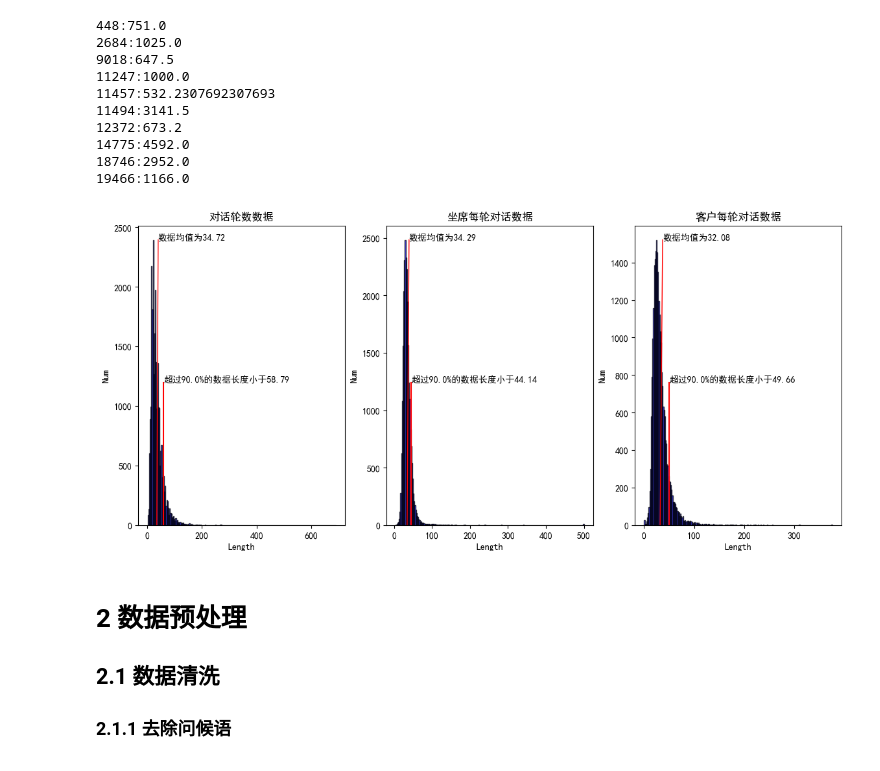
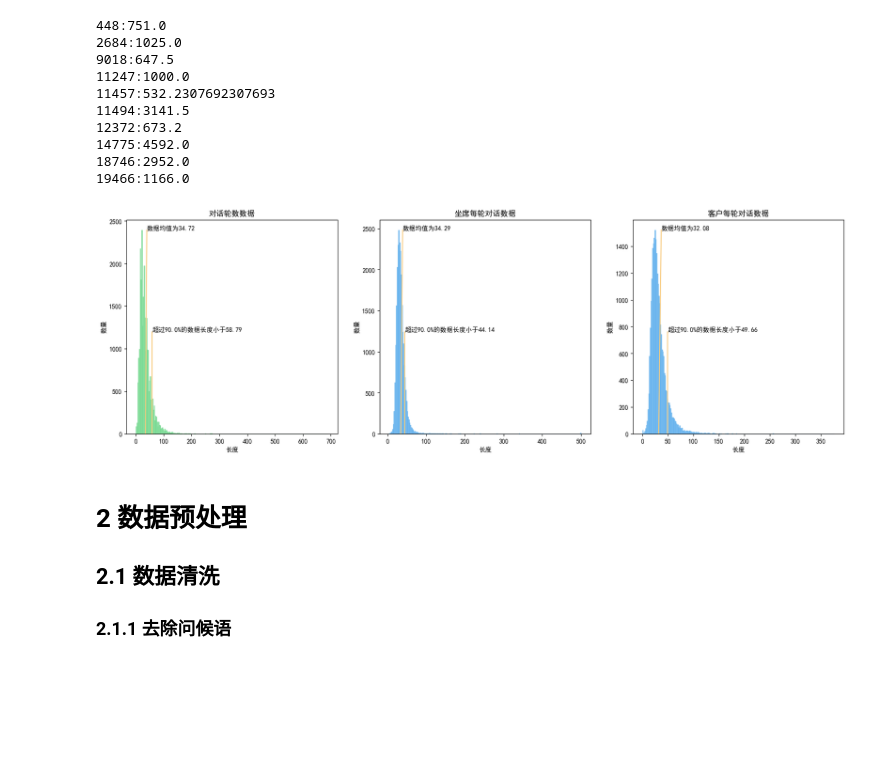
Before and after one commit to Cyberloafingg/NLP_Summary, a Jupyter notebook: DataPreprocessing.ipynb, the cells around one changed output. Cells and saved outputs as stored; diff of their text form; code cells hidden in the pictures; blank space fills up the shorter version.

```diff
--- a/DataPreprocessing.ipynb
+++ b/DataPreprocessing.ipynb
@@ -77,13 +77,13 @@ Rectangle(xy=(2164.76, 0), width=97.58, height=287, angle=0)
 Text(1220.2227910883564, 2000, '数据均值为1215.22')
 [figure]
 # %%
-def plot_anlysis(data,title,persent = 0.9):
+def plot_anlysis(data,title,persent = 0.9, color = '#63b2ee'):
     avg = data.mean()
     # 将数据分成250组
-    n,bins,patches = plt.hist(data, bins=250, facecolor="blue", edgecolor="black", alpha=0.7)
-    plt.xlabel("Length")
-    plt.ylabel("Num")
-    # 添加标签和标题
+    n,bins,patches = plt.hist(data, bins=250, facecolor=color, edgecolor=color, alpha=0.7)
+    plt.xlabel("长度")
+    plt.ylabel("数量")
+    # 添加标签和标题#f8cb7f
     plt.title(title)
     num = 0
     futher_data = 0
@@ -96,13 +96,14 @@ def plot_anlysis(data,title,persent = 0.9):
             futher_data = patche
             break
     # print(futher_data)
-    plt.plot([futher_data.get_x(),futher_data.get_x()],[0,max_lenth/2],color='red',linewidth=1.5)
-    plt.plot([avg,avg+5],[0,max_lenth],color='red',linewidth=1)
+    plt.plot([futher_data.get_x(),futher_data.get_x()],[0,max_lenth/2],color='#f8cb7f',linewidth=1.5)
+    plt.plot([avg,avg+5],[0,max_lenth],color='#f8cb7f',linewidth=1.5)
     plt.text(futher_data.get_x()+futher_data.get_width()/2,max_lenth/2,f'超过{persent*100}%的数据长度小于{round(futher_data.get_x(),2)}',fontsize=10)
     plt.text(avg+5,max_lenth,f'数据均值为{round(avg,2)}',fontsize=10)
 plt.figure(figsize=(14,6))
 plt.subplot(1,2,1)
-plot_anlysis(content_np,'Content Length')
+plot_anlysis(content_np,'文本长度',color = '#76da91')
 plt.subplot(1,2,2)
-plot_anlysis(abstract_np,'Abstract Length')
+plot_anlysis(abstract_np,'摘要长度',color = '#63b2ee')
+# '#63b2ee', '#76da91'#76da91
 # %% [output]
@@ -163,15 +157,15 @@ for i in range(len(zuoxi_num)):
 18746:2952.0
 19466:1166.0
 # %%
-plt.figure(figsize=(14,6))
+plt.figure(figsize=(20,6))
 plt.subplot(1,3,1)
-plot_anlysis(np.array(dia_num),'对话轮数数据',persent=0.9)
+plot_anlysis(np.array(dia_num),'对话轮数数据',persent=0.9,color = '#76da91')
 plt.subplot(1,3,2)
-plot_anlysis(np.array(zuoxi_num),'坐席每轮对话数据',persent=0.9)
+plot_anlysis(np.array(zuoxi_num),'坐席每轮对话数据',persent=0.9,color = '#63b2ee')
 plt.subplot(1,3,3)
-plot_anlysis(np.array(kehu_num),'客户每轮对话数据',persent=0.9)
+plot_anlysis(np.array(kehu_num),'客户每轮对话数据',persent=0.9,color = '#63b2ee')
 # %% [output]
-[figure, old version]
+[figure, new version]
 # %% [markdown]
 # 2 数据预处理
 ## 2.1 数据清洗
```
Also changed, not shown: parts of 5 cells of this notebook, 6 other files.
